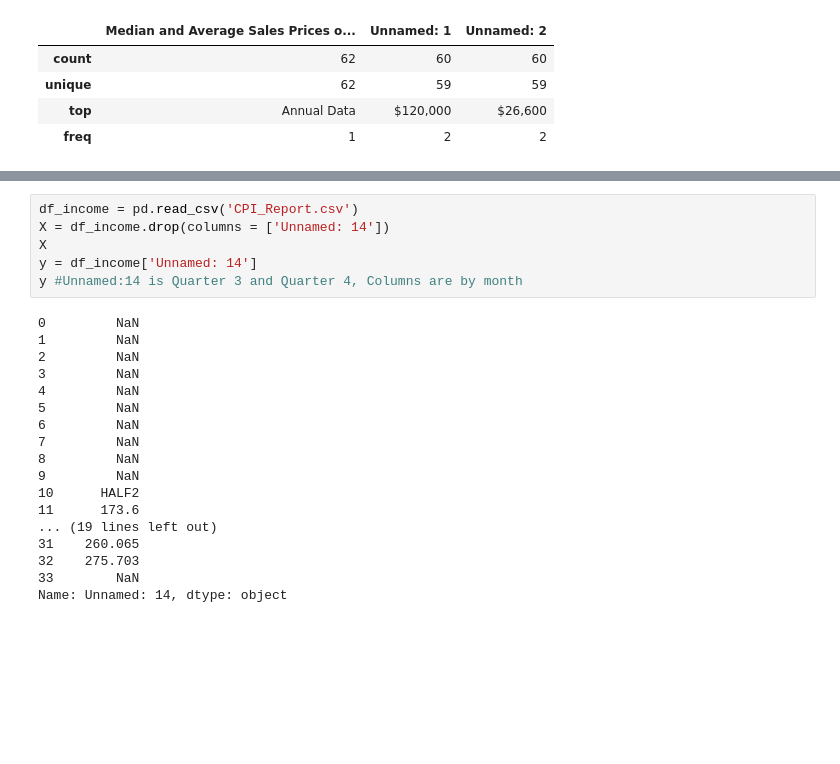
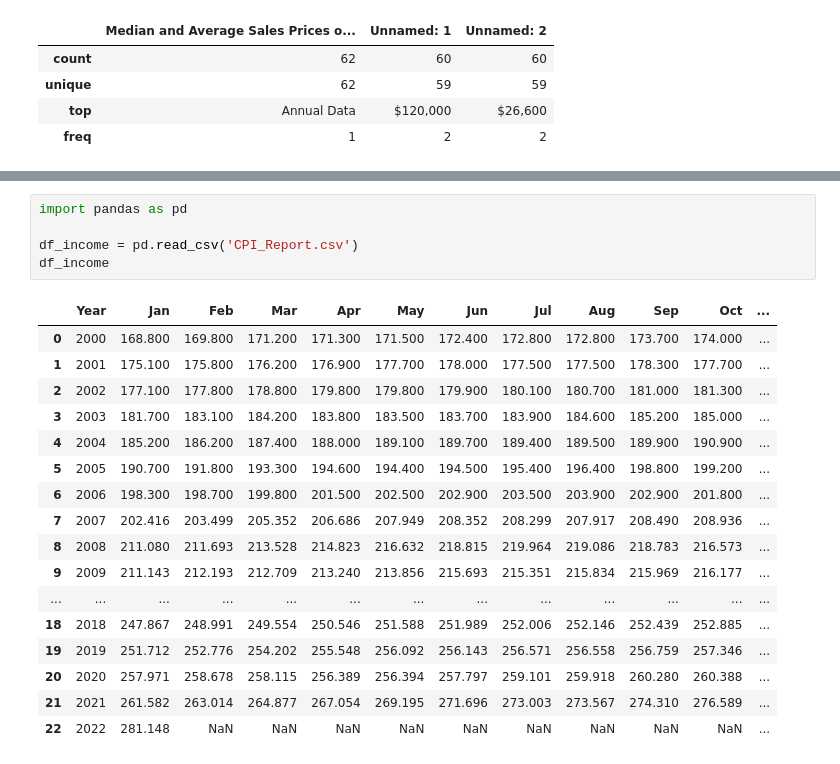
Before and after one commit to samsalgado/Next-Market-CRASH-Data, a Jupyter notebook: CSVs/Untitled.ipynb, the cells around one changed output, grey strips where cells are left out. Drawn from its saved outputs; the diff is of its cells as text; blank space fills up the shorter version.

```diff
--- a/CSVs/Untitled.ipynb
+++ b/CSVs/Untitled.ipynb
@@ -179,26 +132,25 @@ Name: Unnamed: 13, dtype: object
 # %%
+import pandas as pd
+
 df_income = pd.read_csv('CPI_Report.csv')
-X = df_income.drop(columns = ['Unnamed: 14'])
-X
-y = df_income['Unnamed: 14']
-y #Unnamed:14 is Quarter 3 and Quarter 4, Columns are by month
+df_income
 # %% [output]
-0         NaN
-1         NaN
-2         NaN
-3         NaN
-4         NaN
-5         NaN
-6         NaN
-7         NaN
-8         NaN
-9         NaN
-10      HALF2
-11      173.6
-... (19 lines left out)
-31    260.065
-32    275.703
-33        NaN
-Name: Unnamed: 14, dtype: object
+|  | Year | Jan | Feb | Mar | Apr | May | Jun | Jul | Aug | Sep | Oct | ... |
+| 0 | 2000 | 168.800 | 169.800 | 171.200 | 171.300 | 171.500 | 172.400 | 172.800 | 172.800 | 173.700 | 174.000 | ... |
+| 1 | 2001 | 175.100 | 175.800 | 176.200 | 176.900 | 177.700 | 178.000 | 177.500 | 177.500 | 178.300 | 177.700 | ... |
+| 2 | 2002 | 177.100 | 177.800 | 178.800 | 179.800 | 179.800 | 179.900 | 180.100 | 180.700 | 181.000 | 181.300 | ... |
+| 3 | 2003 | 181.700 | 183.100 | 184.200 | 183.800 | 183.500 | 183.700 | 183.900 | 184.600 | 185.200 | 185.000 | ... |
+| 4 | 2004 | 185.200 | 186.200 | 187.400 | 188.000 | 189.100 | 189.700 | 189.400 | 189.500 | 189.900 | 190.900 | ... |
+| 5 | 2005 | 190.700 | 191.800 | 193.300 | 194.600 | 194.400 | 194.500 | 195.400 | 196.400 | 198.800 | 199.200 | ... |
+| 6 | 2006 | 198.300 | 198.700 | 199.800 | 201.500 | 202.500 | 202.900 | 203.500 | 203.900 | 202.900 | 201.800 | ... |
+| 7 | 2007 | 202.416 | 203.499 | 205.352 | 206.686 | 207.949 | 208.352 | 208.299 | 207.917 | 208.490 | 208.936 | ... |
+| 8 | 2008 | 211.080 | 211.693 | 213.528 | 214.823 | 216.632 | 218.815 | 219.964 | 219.086 | 218.783 | 216.573 | ... |
+| 9 | 2009 | 211.143 | 212.193 | 212.709 | 213.240 | 213.856 | 215.693 | 215.351 | 215.834 | 215.969 | 216.177 | ... |
+| ... | ... | ... | ... | ... | ... | ... | ... | ... | ... | ... | ... | ... |
+| 18 | 2018 | 247.867 | 248.991 | 249.554 | 250.546 | 251.588 | 251.989 | 252.006 | 252.146 | 252.439 | 252.885 | ... |
+| 19 | 2019 | 251.712 | 252.776 | 254.202 | 255.548 | 256.092 | 256.143 | 256.571 | 256.558 | 256.759 | 257.346 | ... |
+| 20 | 2020 | 257.971 | 258.678 | 258.115 | 256.389 | 256.394 | 257.797 | 259.101 | 259.918 | 260.280 | 260.388 | ... |
+| 21 | 2021 | 261.582 | 263.014 | 264.877 | 267.054 | 269.195 | 271.696 | 273.003 | 273.567 | 274.310 | 276.589 | ... |
+| 22 | 2022 | 281.148 | NaN | NaN | NaN | NaN | NaN | NaN | NaN | NaN | NaN | ... |
 # %%
 from sklearn.tree import DecisionTreeClassifier
```
Also changed, not shown: parts of 32 cells of this notebook, 2 other files.
